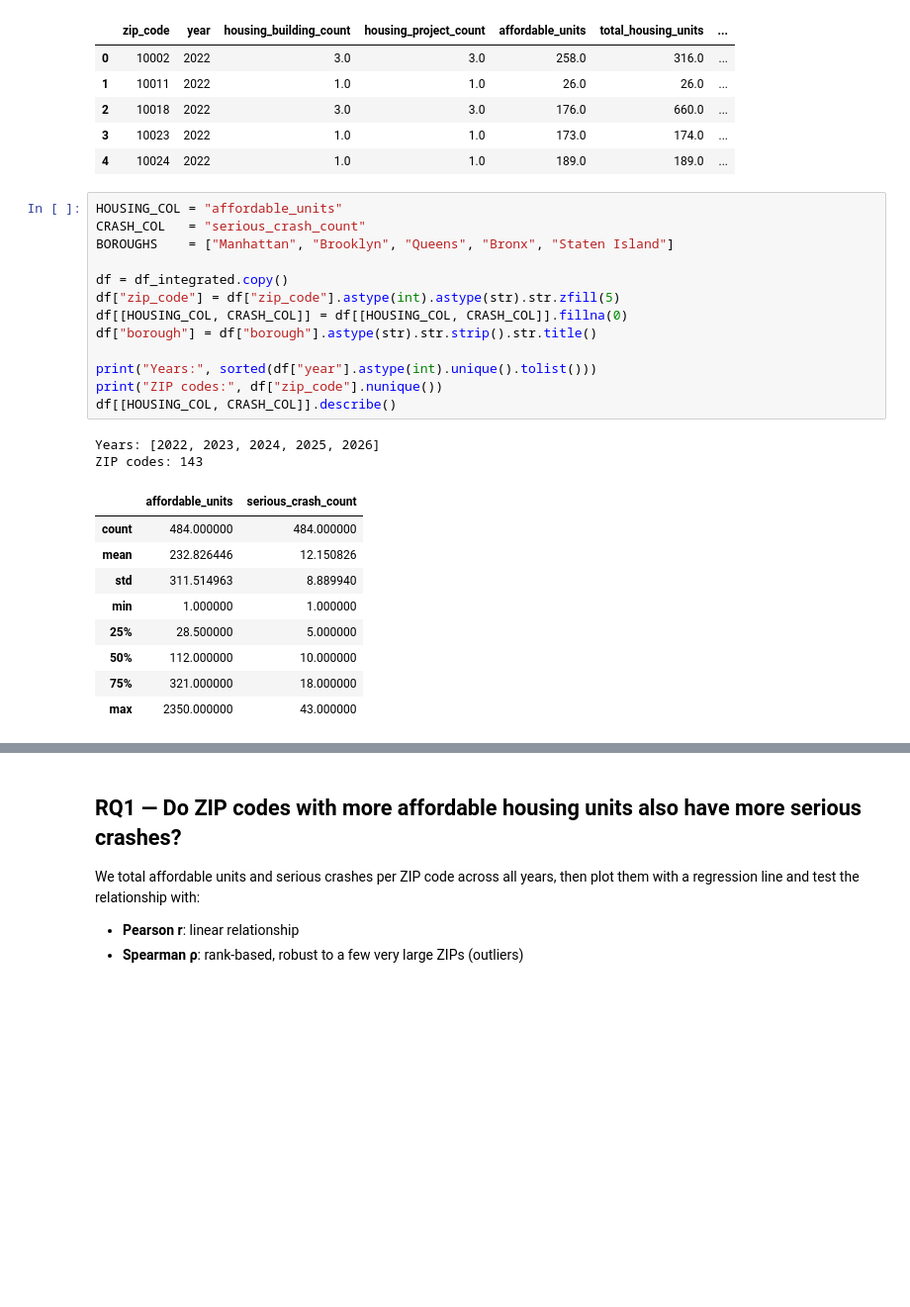
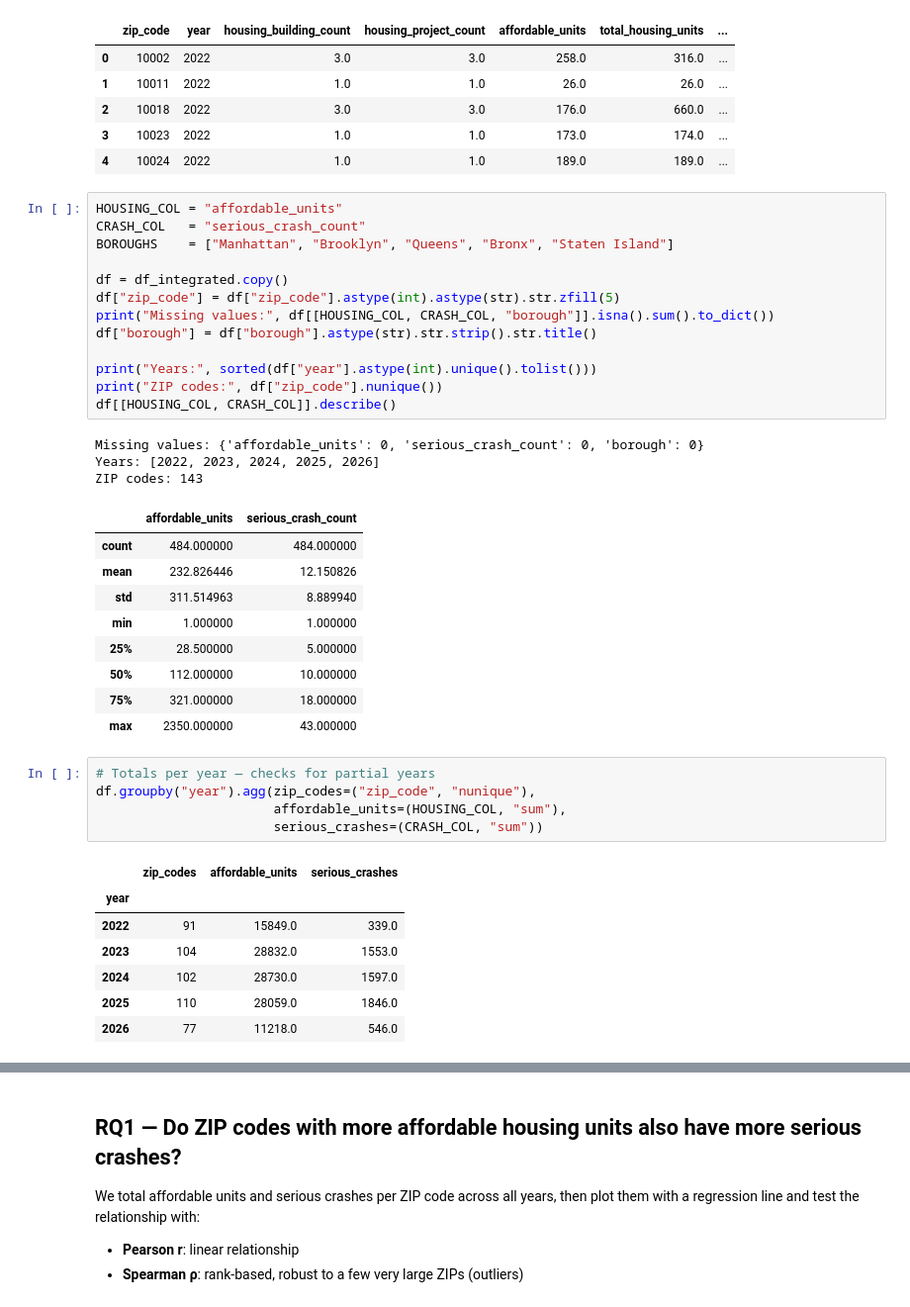
Before and after one commit to MalakMostafa-16003651/nyc-housing-transportation-analysis, a Jupyter notebook: Person1_Research_Questions.ipynb, the cells around one changed output, grey strips where cells are left out. Shown at 99% size. Cells and saved outputs as stored; diff of their text form; blank space fills up the shorter version.

Commit message:
Person 1: add data notes (missing values, partial years)

```diff
--- a/Person1_Research_Questions.ipynb
+++ b/Person1_Research_Questions.ipynb
@@ -40,13 +40,14 @@ BOROUGHS    = ["Manhattan", "Brooklyn", "Queens", "Bronx", "Staten Island"]
 
 df = df_integrated.copy()
 df["zip_code"] = df["zip_code"].astype(int).astype(str).str.zfill(5)
-df[[HOUSING_COL, CRASH_COL]] = df[[HOUSING_COL, CRASH_COL]].fillna(0)
+print("Missing values:", df[[HOUSING_COL, CRASH_COL, "borough"]].isna().sum().to_dict())
 df["borough"] = df["borough"].astype(str).str.strip().str.title()
 
 print("Years:", sorted(df["year"].astype(int).unique().tolist()))
 print("ZIP codes:", df["zip_code"].nunique())
 df[[HOUSING_COL, CRASH_COL]].describe()
 # %% [output]
+Missing values: {'affordable_units': 0, 'serious_crash_count': 0, 'borough': 0}
 Years: [2022, 2023, 2024, 2025, 2026]
 ZIP codes: 143
 |  | affordable_units | serious_crash_count |
@@ -58,3 +59,16 @@ ZIP codes: 143
 | 50% | 112.000000 | 10.000000 |
 | 75% | 321.000000 | 18.000000 |
 | max | 2350.000000 | 43.000000 |
+# %%
+# Totals per year — checks for partial years
+df.groupby("year").agg(zip_codes=("zip_code", "nunique"),
+                       affordable_units=(HOUSING_COL, "sum"),
+                       serious_crashes=(CRASH_COL, "sum"))
+# %% [output]
+|  | zip_codes | affordable_units | serious_crashes |
+| year |  |  |  |
+| 2022 | 91 | 15849.0 | 339.0 |
+| 2023 | 104 | 28832.0 | 1553.0 |
+| 2024 | 102 | 28730.0 | 1597.0 |
+| 2025 | 110 | 28059.0 | 1846.0 |
+| 2026 | 77 | 11218.0 | 546.0 |
```
Also changed, not shown: parts of 3 cells of this notebook.
